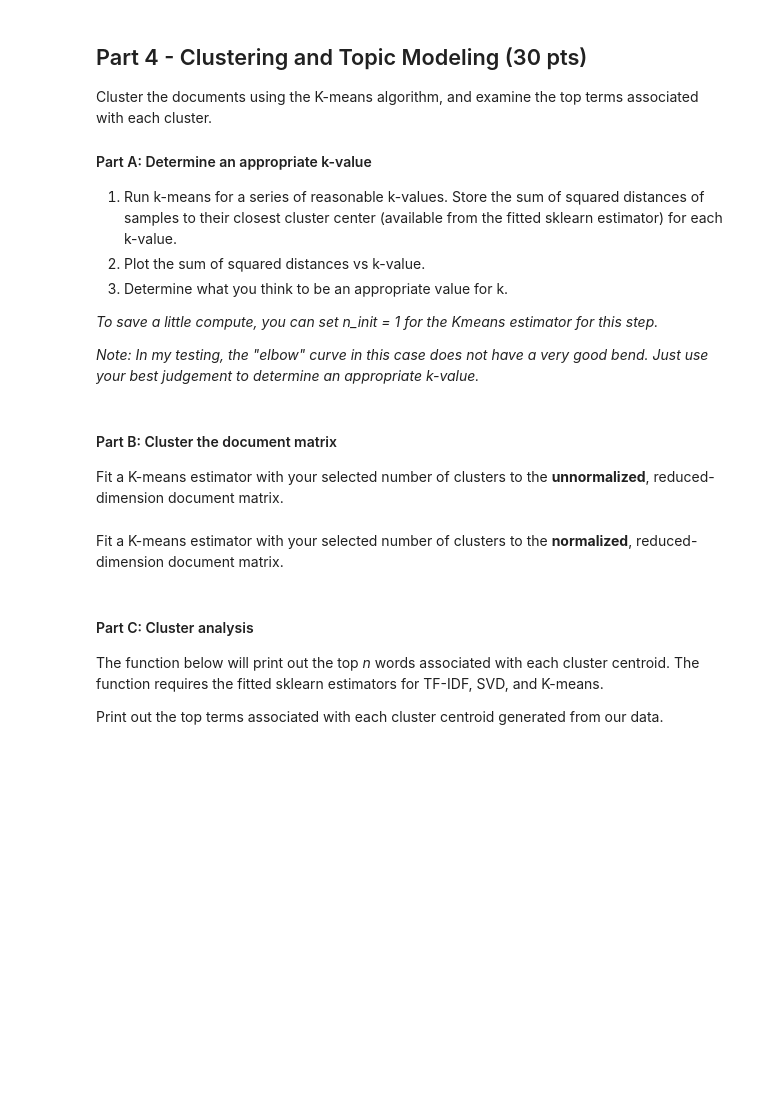
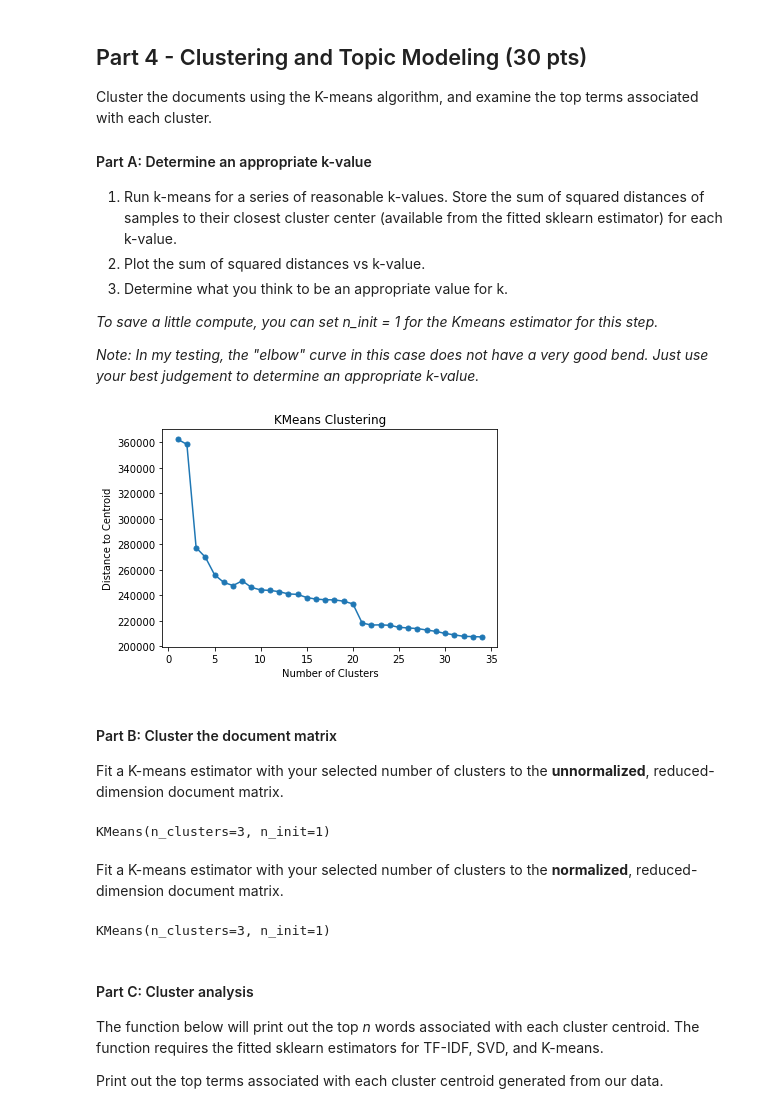
Before and after one commit to coverc/ITCS6162Summer2022Project, a Jupyter notebook: programming_assignment.ipynb, the cells around one changed output. Cells and saved outputs as stored; diff of their text form; code cells hidden in the pictures; blank space fills up the shorter version.

Commit message:
Day3 Stop

```diff
--- a/programming_assignment.ipynb
+++ b/programming_assignment.ipynb
@@ -287,3 +288,37 @@ Cluster the documents using the K-means algorithm, and examine the top terms ass
 *To save a little compute, you can set n_init = 1 for the Kmeans estimator for this step.*
 
 *Note: In my testing, the "elbow" curve in this case does not have a very good bend. Just use your best judgement to determine an appropriate k-value.*
+# %%
+from sklearn.cluster import KMeans
+from sklearn.feature_extraction.text import CountVectorizer
+
+CountVec = CountVectorizer(
+    lowercase=True,
+    max_features=10000,
+    stop_words = 'english'
+)
+svd_cv = TruncatedSVD(n_components = components)
+
+DocTermMatrix = CountVec.fit_transform(tweets['text'].values.astype('U'))
+
+DocTermMatrix = svd_cv.fit_transform(DocTermMatrix)
+# %%
+kRange = range(1, 35)
+
+errors = []
+for k in kRange:
+    km = KMeans(
+        n_clusters = k,
+        init = 'k-means++',
+        n_init = 1,
+        random_state = 2022)
+    km.fit(DocTermMatrix)
+    errors.append(km.inertia_)
+# %%
+plt.plot(kRange, errors, marker='.', markersize=10)
+plt.title("KMeans Clustering")
+plt.xlabel("Number of Clusters")
+plt.ylabel("Distance to Centroid")
+plt.show()
+# %% [output]
+[figure, added]
@@ -291,8 +328,28 @@ Cluster the documents using the K-means algorithm, and examine the top terms ass
 #### Part B: Cluster the document matrix
 
 Fit a K-means estimator with your selected number of clusters to the **unnormalized**, reduced-dimension document matrix.
+# %%
+kCountVec = KMeans(
+    n_clusters = BestK,
+    init = 'k-means++',
+    n_init = 1
+)
+kCountVec.fit(DocTermMatrix)
+# %% [output]
+KMeans(n_clusters=3, n_init=1)
 # %% [markdown]
 Fit a K-means estimator with your selected number of clusters to the **normalized**, reduced-dimension document matrix.
+# %%
+DocNormMatrix = norm.fit_transform(DocTermMatrix)
+
+kCountVec_Norm= KMeans(
+    n_clusters = BestK,
+    init = 'k-means++',
+    n_init = 1
+)
+kCountVec_Norm.fit(DocNormMatrix)
+# %% [output]
+KMeans(n_clusters=3, n_init=1)
 # %% [markdown]
 #### Part C: Cluster analysis
 
```
Also changed, not shown: parts of 19 cells of this notebook.
